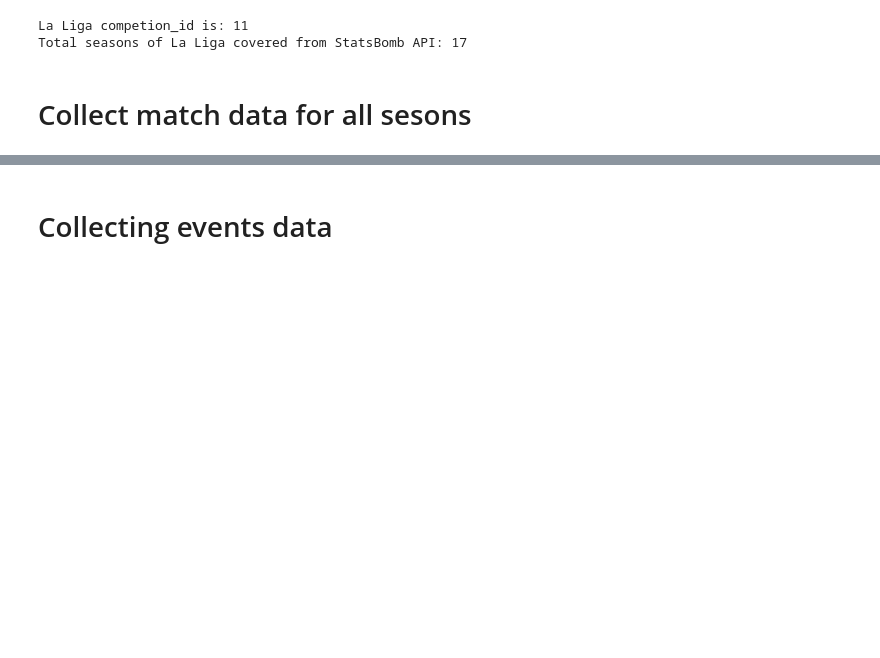
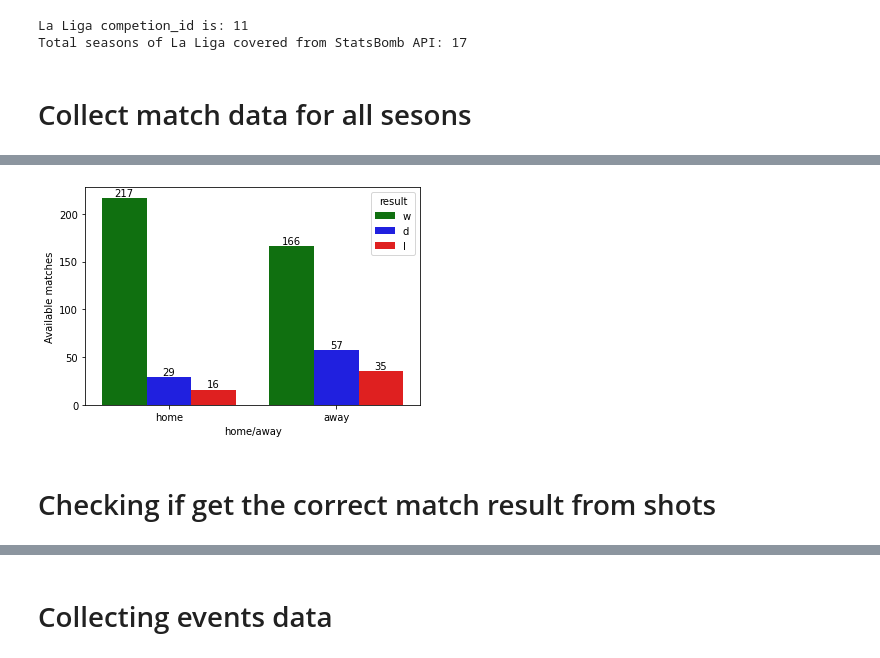
Before and after one commit to MichailPerdikopoulos/Barcelona-Shots---Football-Analytics, a Jupyter notebook: data_collection_messi.ipynb, the cells around one changed output, grey strips where cells are left out. Saved outputs shown, nothing was run; the diff lists cells and outputs as text; code cells hidden in the pictures; blank space fills up the shorter version.

```diff
--- a/data_collection_messi.ipynb
+++ b/data_collection_messi.ipynb
@@ -101,0 +175,11 @@ Season: 2004/2005, total Messi matches: 7
+# %%
+home_away_matches_df = matches_df.groupby(['home/away', 'result'])['match_id'].count().reset_index()
+
+ax = sns.barplot(data=home_away_matches_df, x='home/away', y='match_id', hue='result', order=['home', 'away'], hue_order=['w', 'd', 'l'], palette=['green', 'blue', 'red'])
+ax.set_ylabel('Available matches')
+for i in range(3):
+    ax.bar_label(ax.containers[i]);
+# %% [output]
+[figure, added]
+# %% [markdown]
+# Checking if get the correct match result from shots
```
Also changed, not shown: parts of 16 cells of this notebook.
